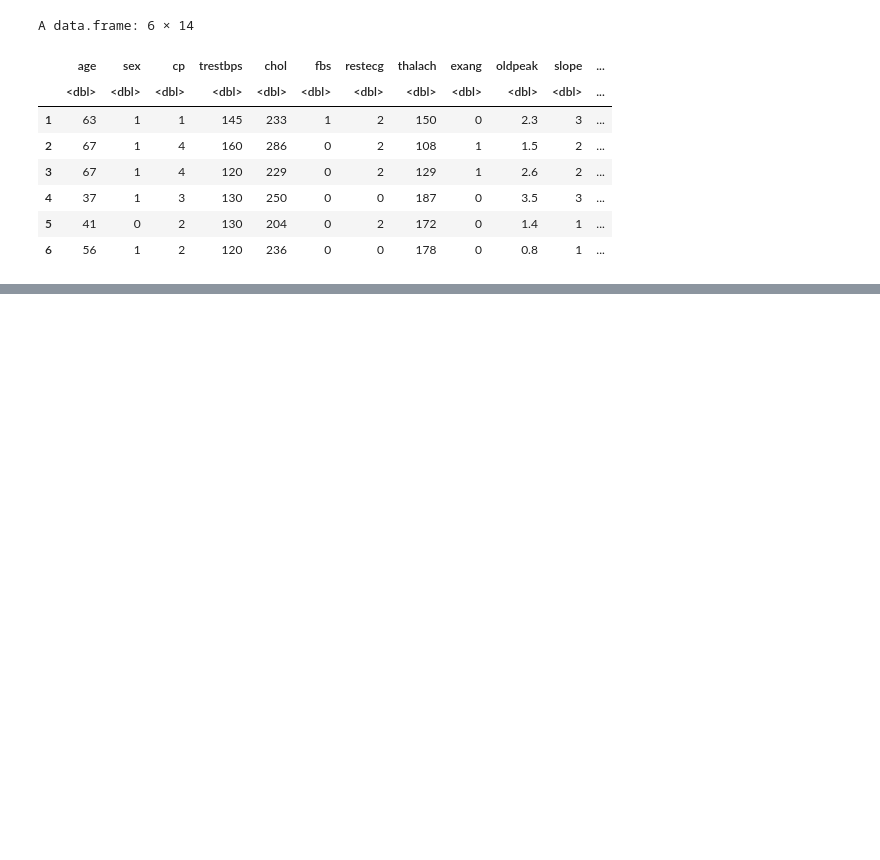
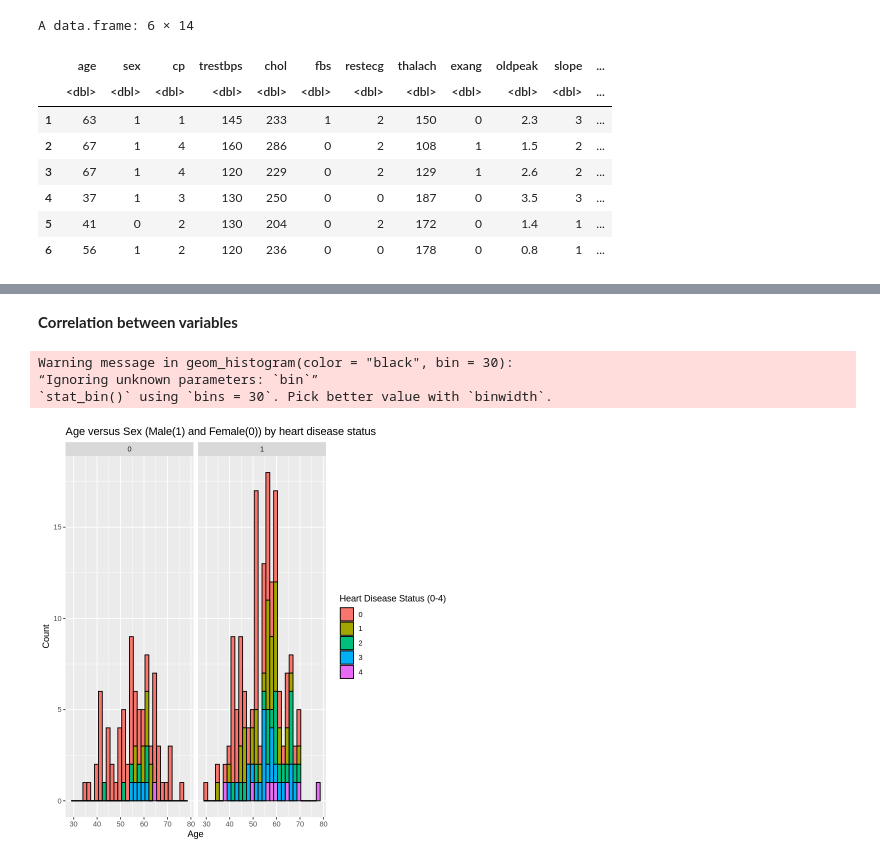
Before and after one commit to low122/DataScienceSchoolProject, a Jupyter notebook: proposal.ipynb, the cells around one changed output, grey strips where cells are left out. Saved outputs shown, nothing was run; the diff lists cells and outputs as text; code cells hidden in the pictures; blank space fills up the shorter version.

```diff
--- a/proposal.ipynb
+++ b/proposal.ipynb
@@ -83,0 +192,17 @@ A data.frame: 303 × 9
+# %% [markdown]
+**Correlation between variables**
+# %%
+# Age, sex and num
+age_sex_plot <- cleveland_train |>
+    ggplot(aes(x = age, fill = as.factor(num))) +
+    geom_histogram(color = "black", bin = 30) +
+    labs(x = "Age", y = "Count", fill = "Heart Disease Status (0-4)") +
+    facet_grid(cols = vars(sex)) +
+    ggtitle("Age versus Sex (Male(1) and Female(0)) by heart disease status")
+
+age_sex_plot
+# %% [output]
+Warning message in geom_histogram(color = "black", bin = 30):
+“Ignoring unknown parameters: `bin`”
+`stat_bin()` using `bins = 30`. Pick better value with `binwidth`.
+[figure, added]
```
Also changed, not shown: parts of 17 cells of this notebook.
